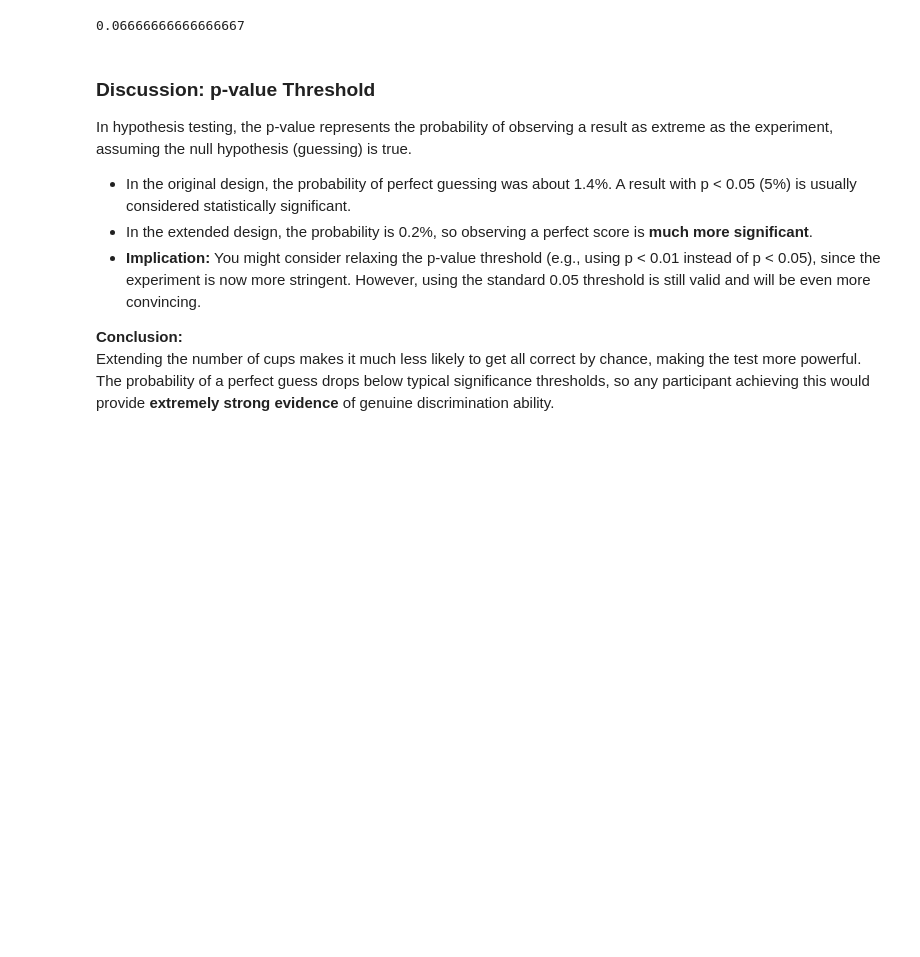
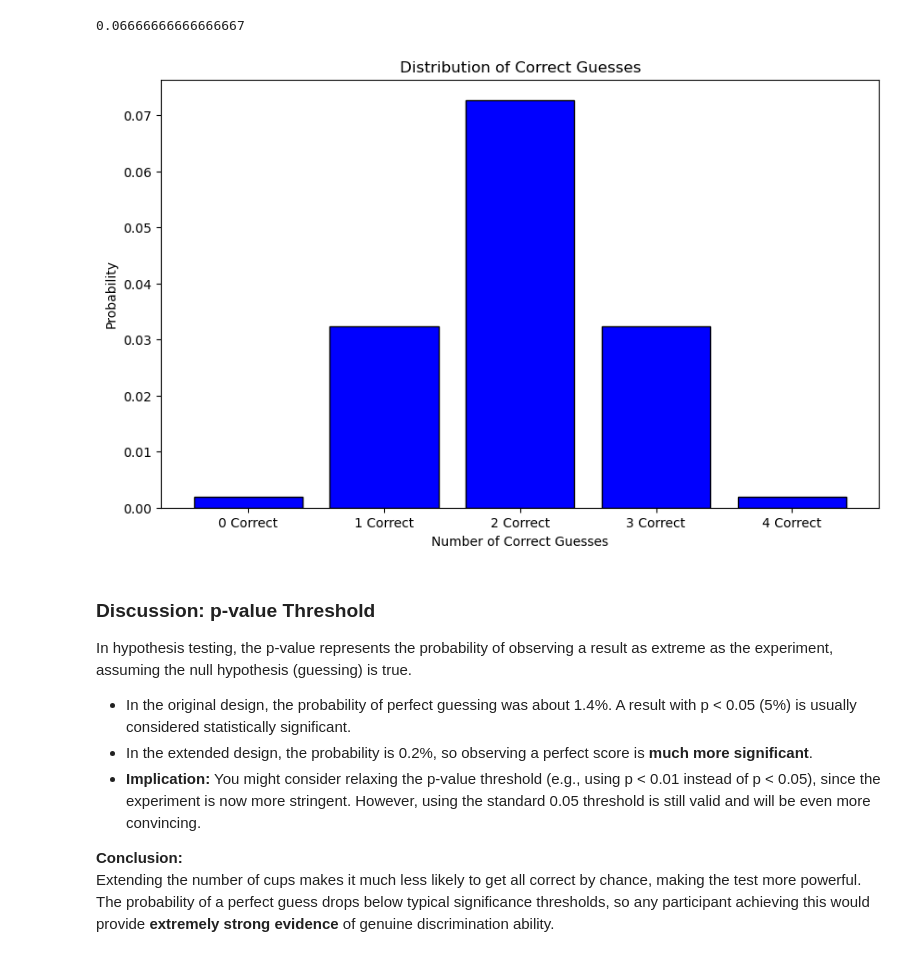
Before and after one commit to MikeCurleyCoosan/applied-statistics, a Jupyter notebook: problems.ipynb, the cells around one changed output. Saved outputs shown, nothing was run; the diff lists cells and outputs as text; code cells hidden in the pictures; blank space fills up the shorter version.

```diff
--- a/problems.ipynb
+++ b/problems.ipynb
@@ -255,6 +331,24 @@ choosing from 12 cups (4 milk-first).
 (32 + 1) / 495
 # %% [output]
 0.06666666666666667
+# %%
+# Calculate probabilities for 0 to 4 correct guesses
+probabilities = []
+for correct in range(5):
+    incorrect = 4 - correct
+    ways = math.comb(4, correct) * math.comb(4, incorrect)
+    probabilities.append(ways / no_combs)
+# %%
+# Plot the distribution
+labels = [f"{i} Correct" for i in range(5)]
+plt.figure(figsize=(10, 6))
+plt.bar(labels, probabilities, color='blue', edgecolor='black')
+plt.xlabel("Number of Correct Guesses")
+plt.ylabel("Probability")
+plt.title("Distribution of Correct Guesses")
+plt.show()
+# %% [output]
+[figure, added]
 # %% [markdown]
 ### Discussion: p-value Threshold
 
```
Also changed, not shown: parts of 19 cells of this notebook.
